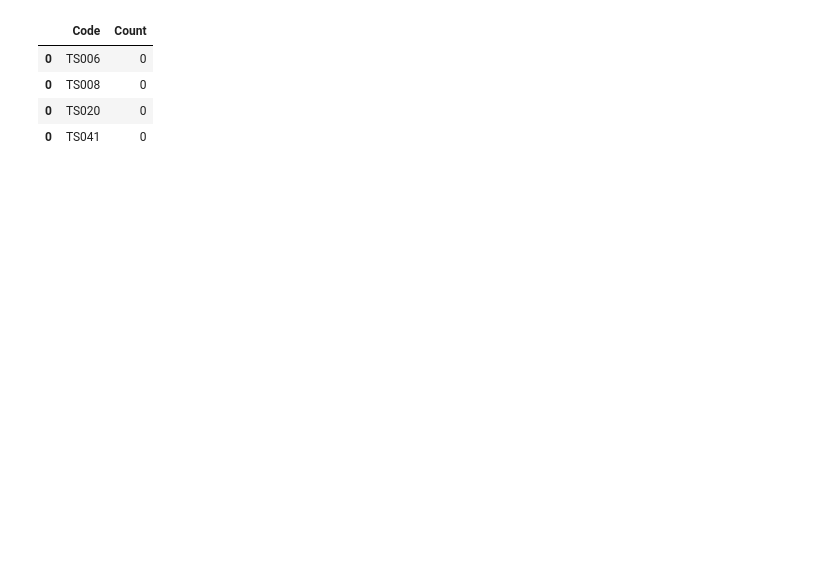
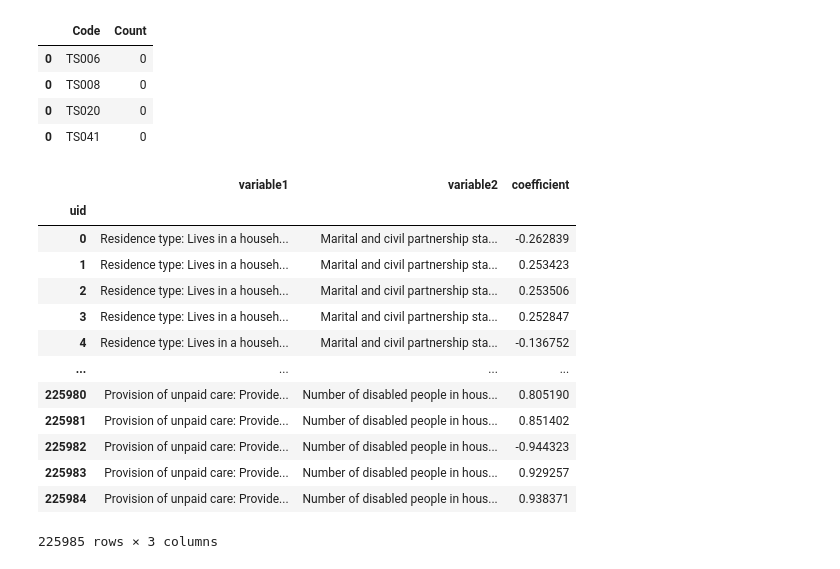
Before and after one commit to alexgregory1/work_experience_notebooks, a Jupyter notebook: correlations.ipynb, the cells around one changed output. Drawn from its saved outputs; the diff is of its cells as text; code cells hidden in the pictures; blank space fills up the shorter version.

```diff
--- a/correlations.ipynb
+++ b/correlations.ipynb
@@ -11,12 +11,13 @@ from tqdm.notebook import tqdm
 # %%
 all_data = cleanup_all(import_all_data("utla"), remove_geography_code=False)
 # %%
-coefficients = pd.DataFrame(columns=['variable1', 'variable2', 'coefficient'])
+
 keys = list(all_data.keys())
 keys.remove("TS006")
 keys.remove("TS008")
 keys.remove("TS020")
 keys.remove("TS041")
+keys.remove("TS007A")
 # %%
 nonstandard = pd.DataFrame(columns=['Code', 'Count'])
 for dfCode in list(all_data.keys()):
@@ -31,17 +32,29 @@ nonstandard
 | 0 | TS041 | 0 |
 # %%
 length = math.factorial(len(keys)) / (math.factorial(2) * math.factorial(len(keys) - 2))
+uid = 0
+tempList = []
 for k1, k2 in tqdm(combinations(keys, 2), total=length):
     dataframes = [all_data[k1], all_data[k2]]
     columns = [[column for column in df.columns if column != "geography code" and "Total" not in column] for df in dataframes]
-    totals = [[column for column in df.columns if "Total" in column][0] for df in dataframes]
-    #fig, ax = plt.subplots(len(columns[0]), len(columns[1]), figsize=(10*len(columns[0]), 5*len(columns[1])))
     df_merged = dataframes[0].merge(dataframes[1], on="geography code")
-    for column_set, total in zip(columns, totals):
+    for column_set, total in zip(columns, [[column for column in df.columns if "Total" in column][0] for df in dataframes]):
         df_merged[column_set] = df_merged[column_set].divide(df_merged[total], axis=0)
-    for i, column1 in enumerate(columns[0]):
-        for j, column2 in enumerate(columns[1]):
-            x, y = df_merged[column1], df_merged[column2]
-            pearsons = np.corrcoef(np.array(x), np.array(y))[0][1]
-            coefficients = pd.concat([coefficients, pd.DataFrame({"variable1": column1, "variable2": column2, "coefficient": pearsons}, index=[0])])
-            #sns.scatterplot(df_merged, x=x, y=y, ax=ax[i, j]).set(title=f"{column1} vs {column2} (Pearson's: {pearsons})")
+    data = [[(np.corrcoef(np.array(df_merged[column1]), np.array(df_merged[column2]))[0][1], column1, column2) for column2 in columns[1]] for column1 in columns[0]]
+    if len(columns[0]) > 1:
+        data_new = data[0]
+        for i in range(1, len(columns[0])):
+            data_new.extend(data[i])
+    else:
+        data_new = data[0]
+    for p, c1, c2, in data_new:
+        tempList.append([uid, c1, c2, p, k1, k2])
+        uid += 1
+coefficients = pd.DataFrame(tempList, columns=['uid', 'variable1', 'variable2', 'coefficient', "k1", "k2"])
+        #coefficients = pd.concat([coefficients, pd.DataFrame({"variable1": c1, "variable2": c2, "coefficient": p, "uid":uid}, index=[uid])])
+        #uid += 1
+    #for column1 in columns[0]:
+    #    for column2 in columns[1]:
+    #        x, y = df_merged[column1], df_merged[column2]
+    #        pearsons = np.corrcoef(np.array(x), np.array(y))[0][1]
+    #        coefficients = pd.concat([coefficients, pd.DataFrame({"variable1": column1, "variable2": column2, "coefficient": pearsons}, index=[0])])
@@ -47,0 +64,18 @@ for k1, k2 in tqdm(combinations(keys, 2), total=length):
+# %%
+coefficients["uid"] = range(len(coefficients.index))
+coefficients.set_index("uid")
+# %% [output]
+|  | variable1 | variable2 | coefficient |
+| uid |  |  |  |
+| 0 | Residence type: Lives in a househ... | Marital and civil partnership sta... | -0.262839 |
+| 1 | Residence type: Lives in a househ... | Marital and civil partnership sta... | 0.253423 |
+| 2 | Residence type: Lives in a househ... | Marital and civil partnership sta... | 0.253506 |
+| 3 | Residence type: Lives in a househ... | Marital and civil partnership sta... | 0.252847 |
+| 4 | Residence type: Lives in a househ... | Marital and civil partnership sta... | -0.136752 |
+| ... | ... | ... | ... |
+| 225980 | Provision of unpaid care: Provide... | Number of disabled people in hous... | 0.805190 |
+| 225981 | Provision of unpaid care: Provide... | Number of disabled people in hous... | 0.851402 |
+| 225982 | Provision of unpaid care: Provide... | Number of disabled people in hous... | -0.944323 |
+| 225983 | Provision of unpaid care: Provide... | Number of disabled people in hous... | 0.929257 |
+| 225984 | Provision of unpaid care: Provide... | Number of disabled people in hous... | 0.938371 |
+225985 rows × 3 columns
```
Also changed, not shown: parts of 7 cells of this notebook, 3 other files.
